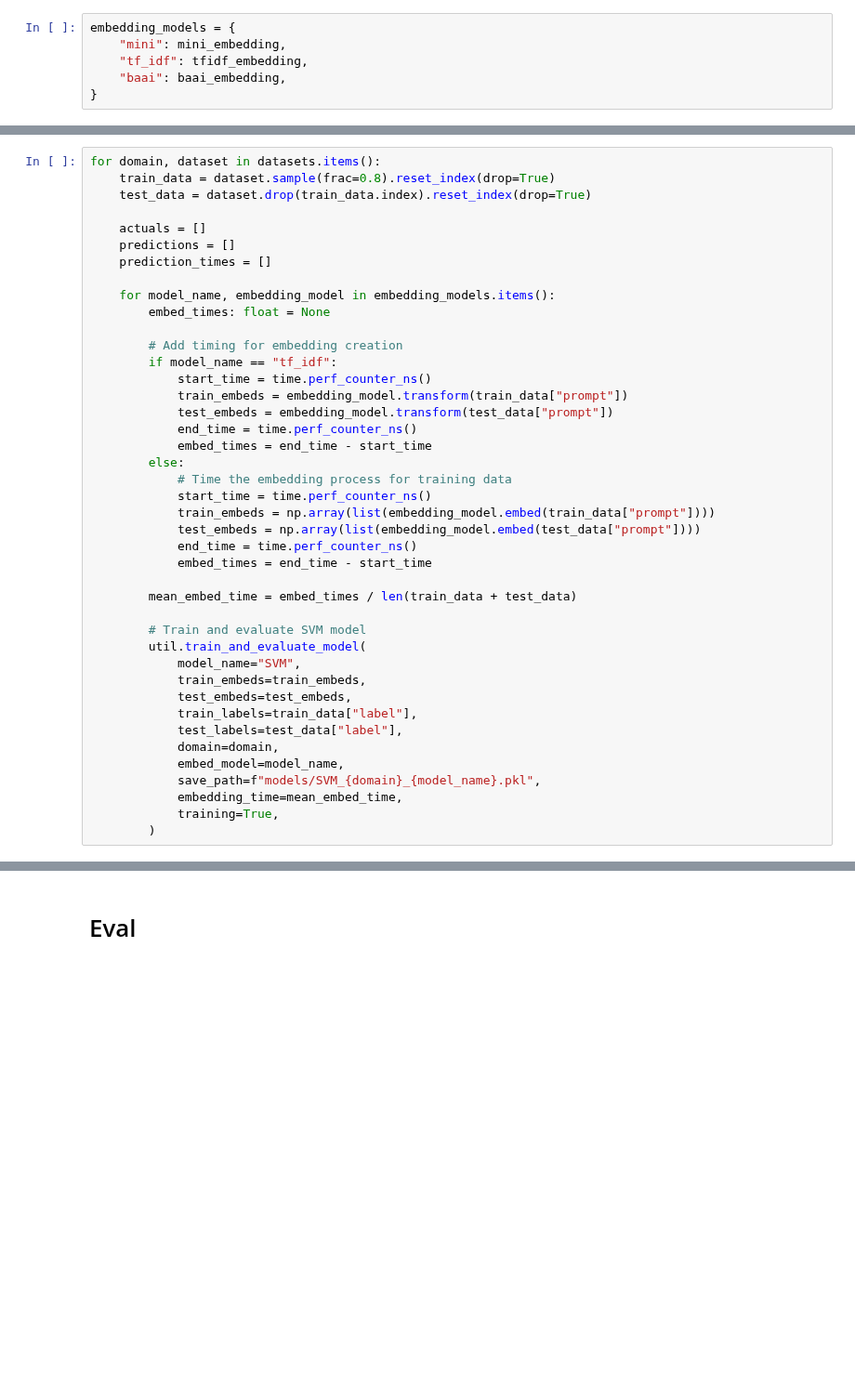
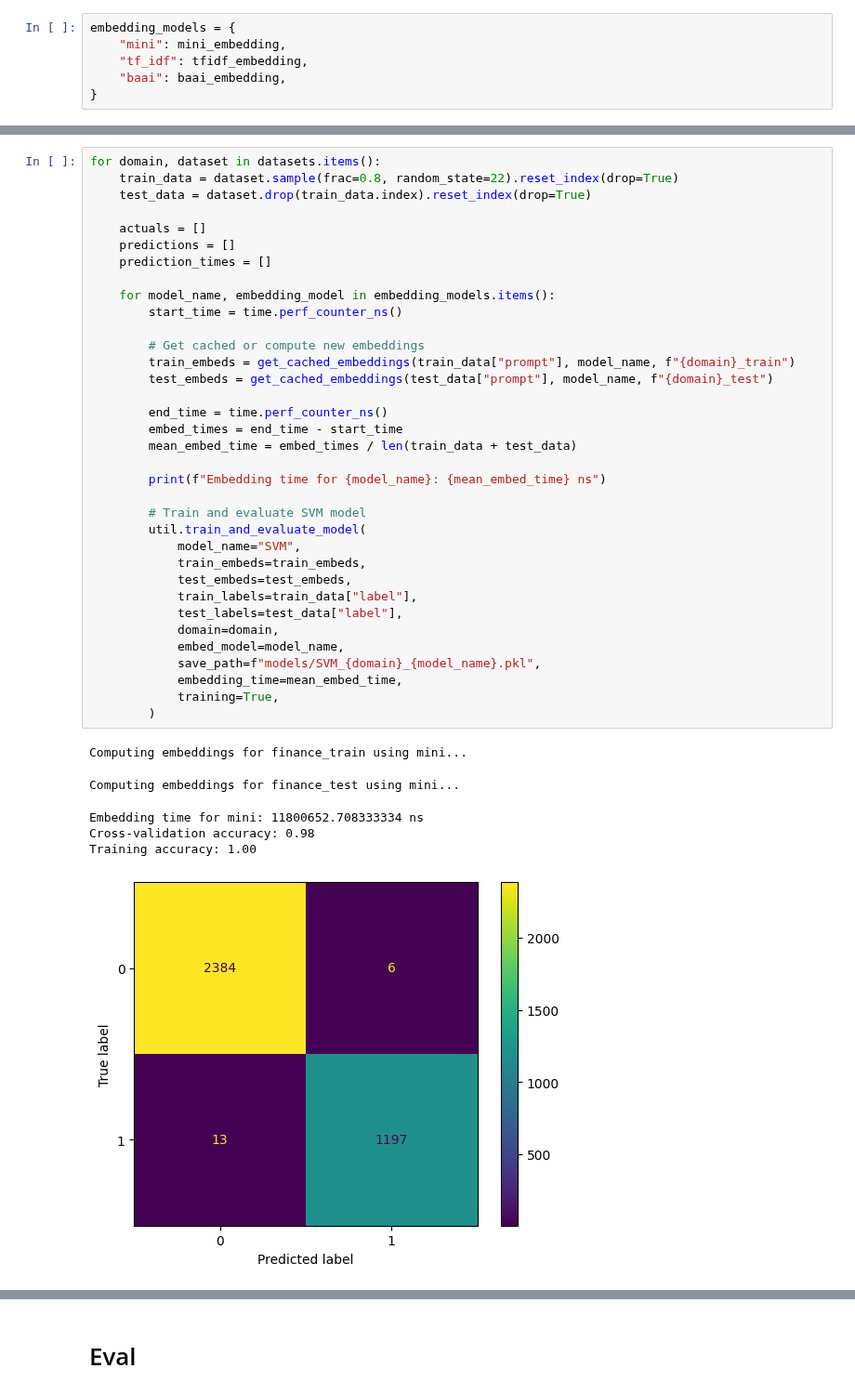
Before and after one commit to riso1410/guarded-query-router, a Jupyter notebook: src/svm.ipynb, the cells around one changed output, grey strips where cells are left out. Shown at 93% size. Saved outputs shown, nothing was run; the diff lists cells and outputs as text; blank space fills up the shorter version.

```diff
--- a/src/svm.ipynb
+++ b/src/svm.ipynb
@@ -50,42 +93,42 @@ embedding_models = {
 # %%
 for domain, dataset in datasets.items():
-    train_data = dataset.sample(frac=0.8).reset_index(drop=True)
+    train_data = dataset.sample(frac=0.8, random_state=22).reset_index(drop=True)
     test_data = dataset.drop(train_data.index).reset_index(drop=True)
 
     actuals = []
     predictions = []
     prediction_times = []
 
     for model_name, embedding_model in embedding_models.items():
-        embed_times: float = None
+        start_time = time.perf_counter_ns()
 
-        # Add timing for embedding creation
-        if model_name == "tf_idf":
-            start_time = time.perf_counter_ns()
-            train_embeds = embedding_model.transform(train_data["prompt"])
-            test_embeds = embedding_model.transform(test_data["prompt"])
-            end_time = time.perf_counter_ns()
-            embed_times = end_time - start_time
-        else:
-            # Time the embedding process for training data
-            start_time = time.perf_counter_ns()
-            train_embeds = np.array(list(embedding_model.embed(train_data["prompt"])))
-            test_embeds = np.array(list(embedding_model.embed(test_data["prompt"])))
-            end_time = time.perf_counter_ns()
-            embed_times = end_time - start_time
+        # Get cached or compute new embeddings
+        train_embeds = get_cached_embeddings(train_data["prompt"], model_name, f"{domain}_train")
+        test_embeds = get_cached_embeddings(test_data["prompt"], model_name, f"{domain}_test")
 
+        end_time = time.perf_counter_ns()
+        embed_times = end_time - start_time
         mean_embed_time = embed_times / len(train_data + test_data)
+
+        print(f"Embedding time for {model_name}: {mean_embed_time} ns")
 
         # Train and evaluate SVM model
         util.train_and_evaluate_model(
             model_name="SVM",
             train_embeds=train_embeds,
             test_embeds=test_embeds,
             train_labels=train_data["label"],
             test_labels=test_data["label"],
             domain=domain,
             embed_model=model_name,
             save_path=f"models/SVM_{domain}_{model_name}.pkl",
             embedding_time=mean_embed_time,
             training=True,
         )
+# %% [output]
+Computing embeddings for finance_train using mini...
+Computing embeddings for finance_test using mini...
+Embedding time for mini: 11800652.708333334 ns
+Cross-validation accuracy: 0.98
+Training accuracy: 1.00
+[figure, added]
```
Also changed, not shown: parts of 9 cells of this notebook, 31 other files.
